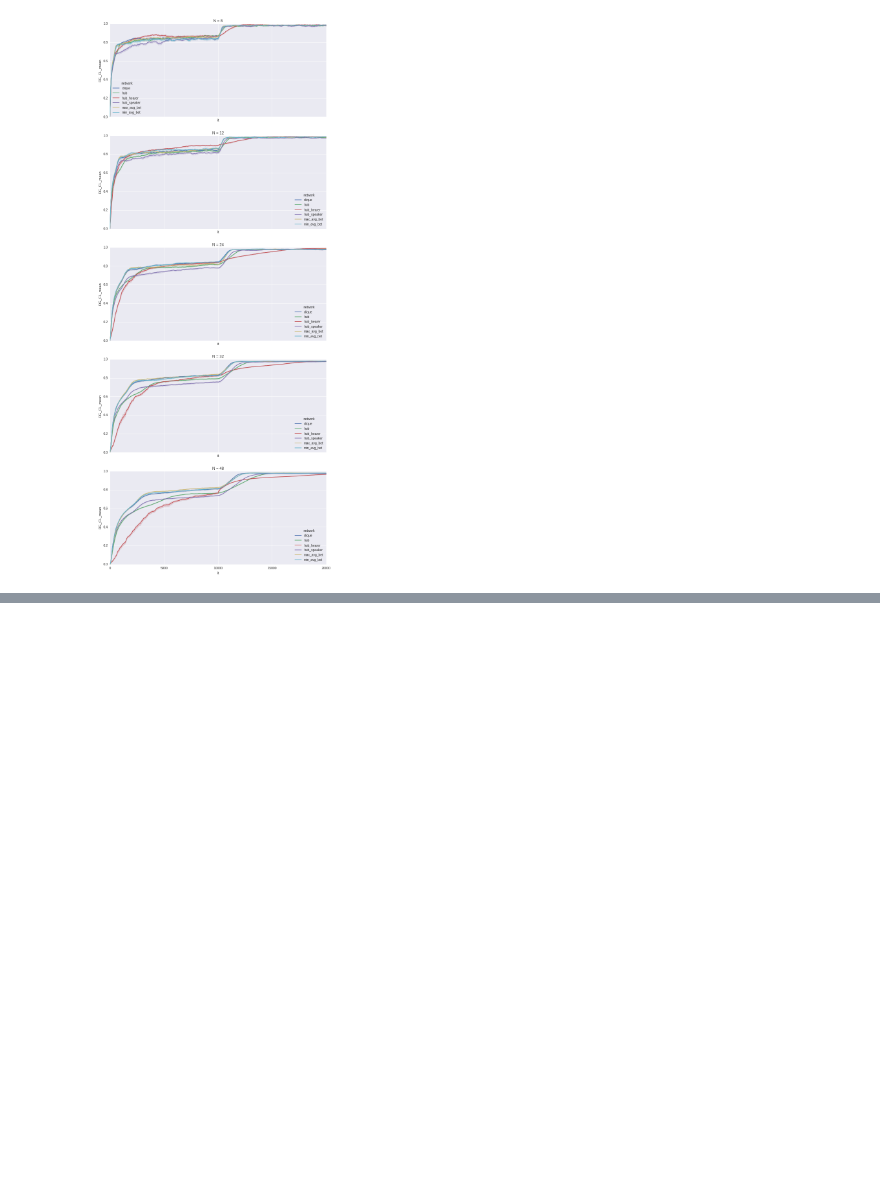
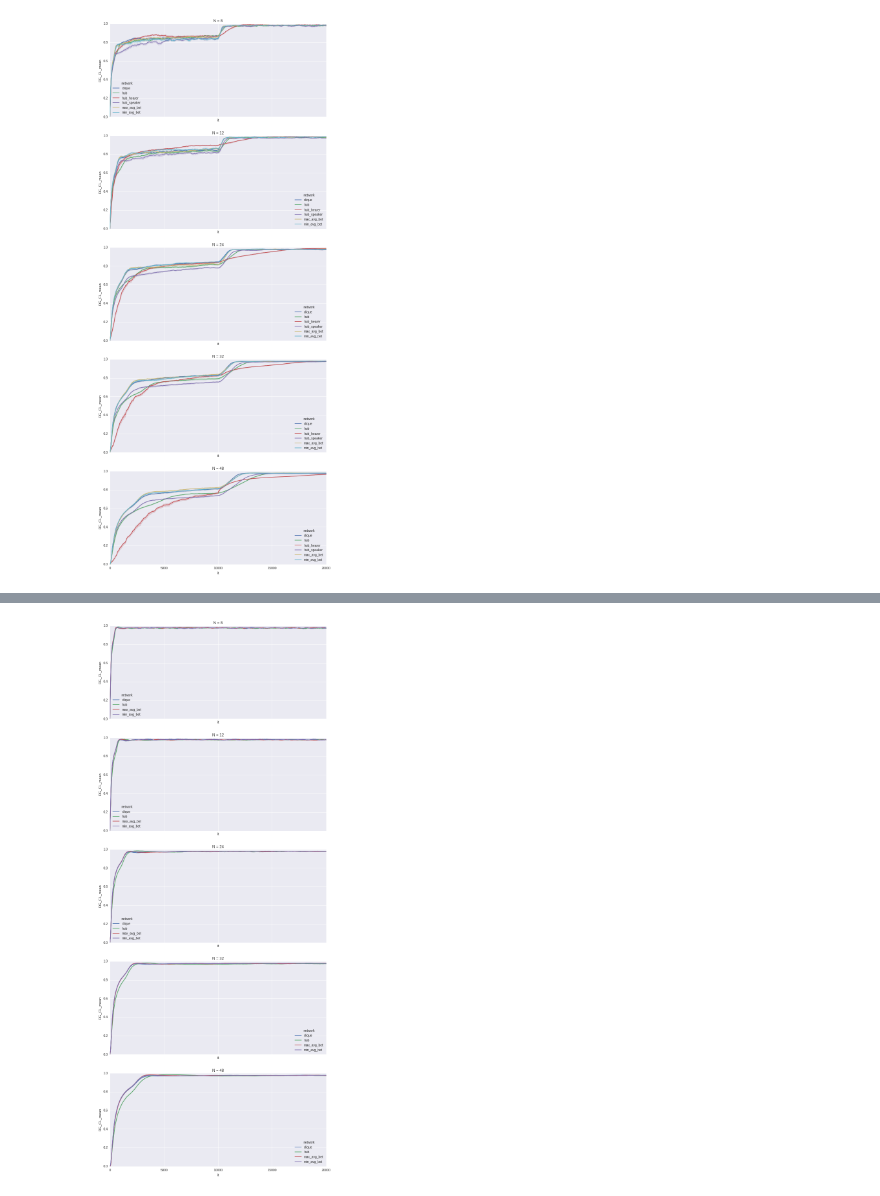
Before and after one commit to zubekj/cog-abm, a Jupyter notebook: extended_sim_analyses.ipynb, the cells around one changed output, grey strips where cells are left out. Drawn from its saved outputs; the diff is of its cells as text; code cells hidden in the pictures; blank space fills up the shorter version.

```diff
--- a/extended_sim_analyses.ipynb
+++ b/extended_sim_analyses.ipynb
@@ -65,0 +87,4 @@ plot_sizes(env_shift, "CL")
+# %%
+plot_sizes(top_shift, "DG_CL")
+# %% [output]
+[figure, added]
```
Also changed, not shown: parts of 7 cells of this notebook.
